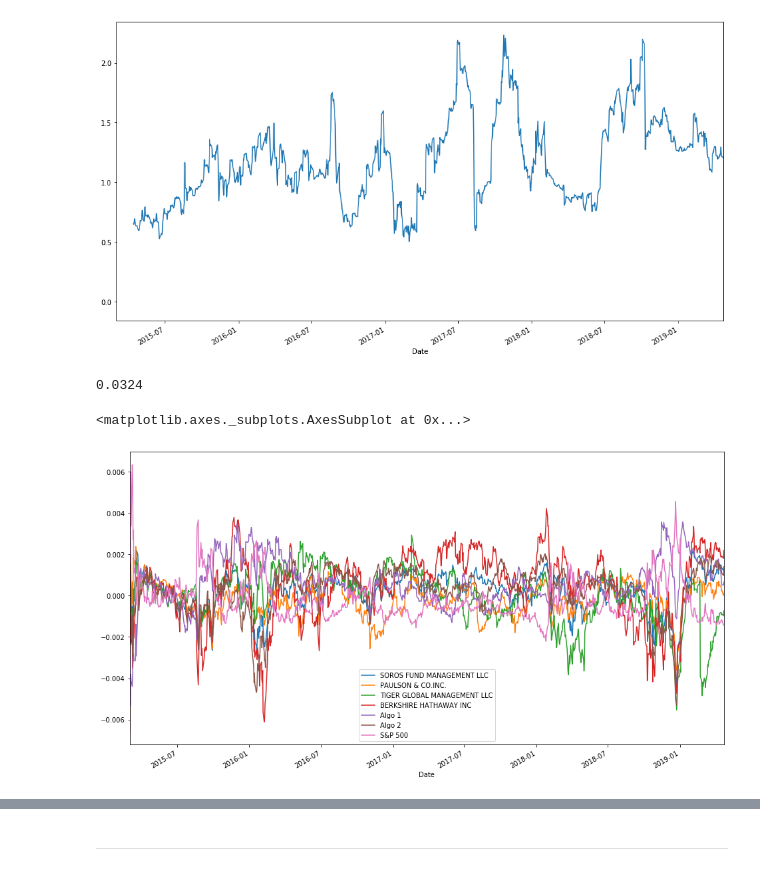
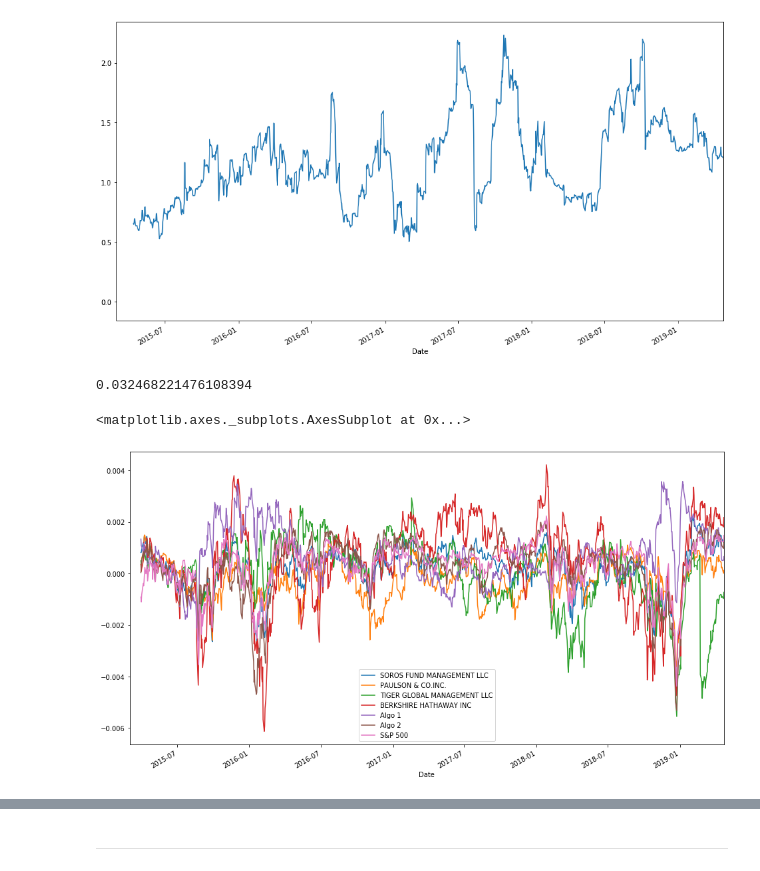
Before and after one commit to munipallea/HW3-Jun-27, a Jupyter notebook: whale_analysis_AmarMunipalle.ipynb, the cells around one changed output, grey strips where cells are left out. Saved outputs shown, nothing was run; the diff lists cells and outputs as text; code cells hidden in the pictures.

```diff
--- a/whale_analysis_AmarMunipalle.ipynb
+++ b/whale_analysis_AmarMunipalle.ipynb
@@ -108,7 +109,7 @@ Read the S&P500 Historic Closing Prices and create a new daily returns DataFrame
 # %%
 # Reading S&P 500 Closing Prices
 sp500_history_csv = Path("Resources/sp500_history.csv")
-sp500_history_DF=pd.read_csv(sp500_returns_csv,index_col="Date", infer_datetime_format=True, parse_dates=True)
+sp500_history_DF=pd.read_csv(sp500_history_csv,index_col="Date", infer_datetime_format=True, parse_dates=True)
 
 sp500_history_DF=sp500_history_DF.sort_index()
 sp500_history_DF.head()
@@ -334,16 +344,18 @@ BHBeta.plot()
 # %%
 # Calculate a rolling window using the exponentially weighted moving average.
 # YOUR CODE HERE
 #halflifefloat, optional Specify decay in terms of half-life, α=1−exp(log(0.5)/halflife),forhalflife>0
-half_life = 21
+import math
+half_life = 21 #half life in days
 half_life_years = half_life/365
-alpha= 0.0324
+alpha= 1 - math.exp(np.log(0.5)/half_life)
 print(alpha)
-CombinedReturns_DF.ewm(alpha=alpha).mean().plot()
+CombinedReturns_DF.ewm(min_periods=21,alpha=alpha).mean().plot()
+#sp500_returns_DF.ewm(alpha=alpha).mean().plot()
 # %% [output]
-0.0324
+0.032468221476108394
 <matplotlib.axes._subplots.AxesSubplot at 0x...>
-[figure, old version]
+[figure, new version]
 # %% [markdown]
 ## Rolling Statistics
 
```
Also changed, not shown: parts of 17 cells of this notebook, 1 other file.
